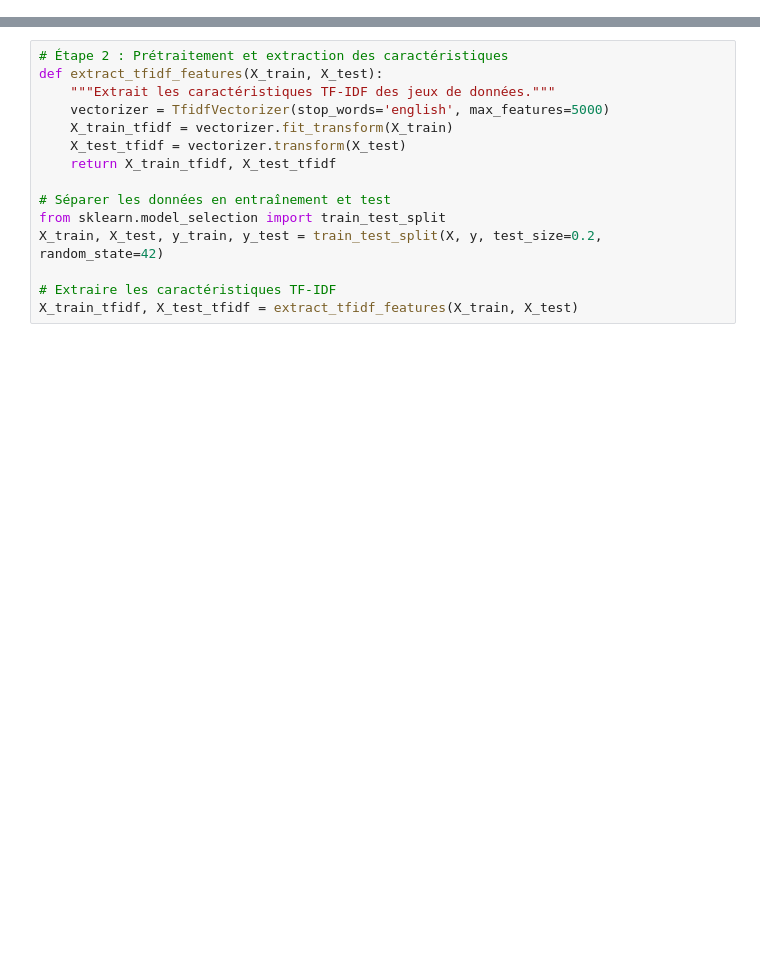
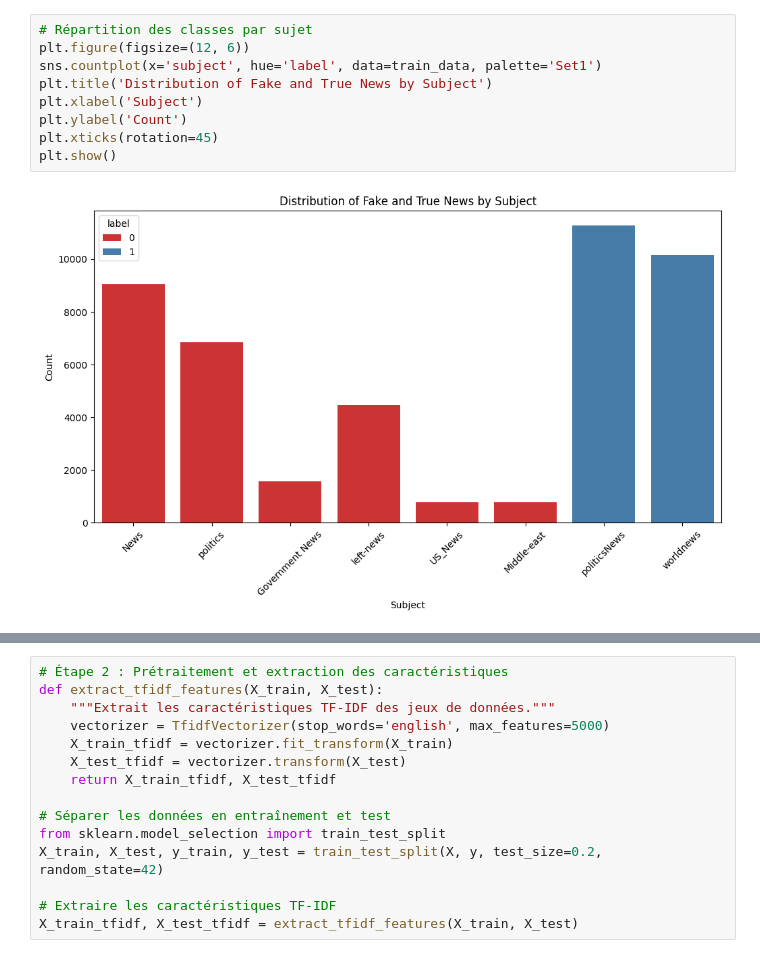
Before and after one commit to marcderoo/Fake_News_Detection, a Jupyter notebook: notebook.ipynb, the cells around one changed output, grey strips where cells are left out. Drawn from its saved outputs; the diff is of its cells as text; blank space fills up the shorter version.

```diff
--- a/notebook.ipynb
+++ b/notebook.ipynb
@@ -28,0 +160,11 @@ y = train_data["label"]  # Les labels (0 ou 1)
+# %%
+# Répartition des classes par sujet
+plt.figure(figsize=(12, 6))
+sns.countplot(x='subject', hue='label', data=train_data, palette='Set1')
+plt.title('Distribution of Fake and True News by Subject')
+plt.xlabel('Subject')
+plt.ylabel('Count')
+plt.xticks(rotation=45)
+plt.show()
+# %% [output]
+[figure, added]
```
Also changed, not shown: parts of 15 cells of this notebook, 7 other files.
